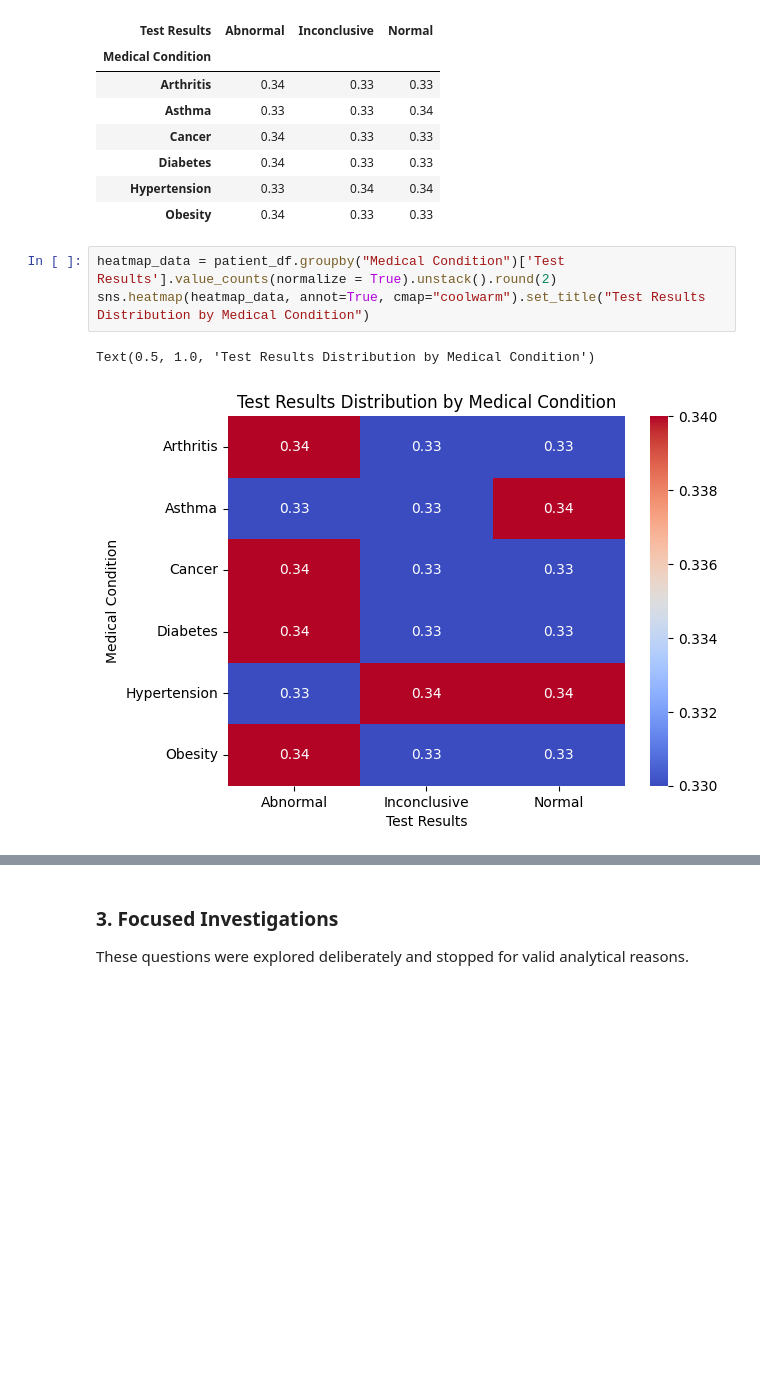
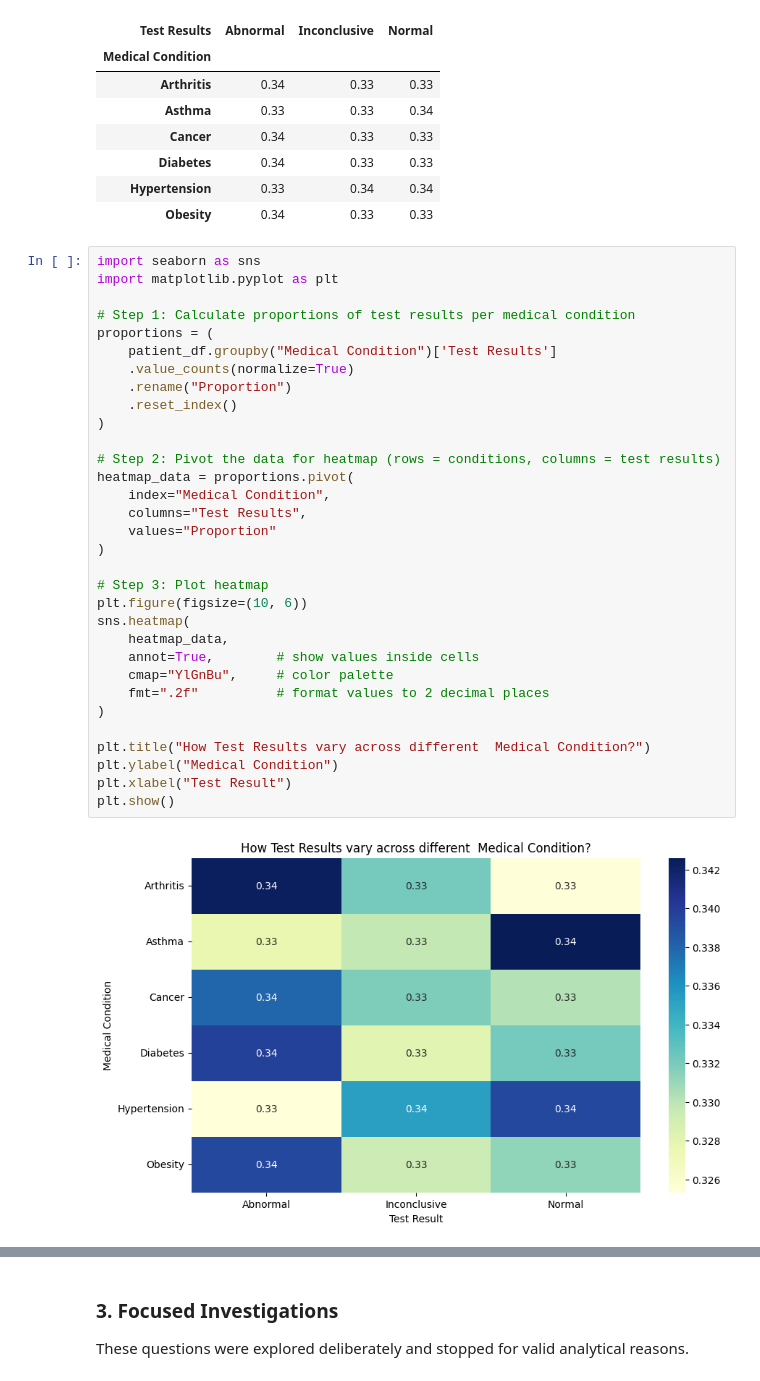
Before and after one commit to itzsnowflakethisyear-byte/Minimizing-Clinical-Alert-Fatigue-A-Calibrated-MLOps-Pipeline-for-Diagnostic-Prediction, a Jupyter notebook: Notebooks/02_eda_and_visualisation.ipynb, the cells around one changed output, grey strips where cells are left out. Drawn from its saved outputs; the diff is of its cells as text; blank space fills up the shorter version.

```diff
--- a/Notebooks/02_eda_and_visualisation.ipynb
+++ b/Notebooks/02_eda_and_visualisation.ipynb
@@ -211,9 +224,37 @@ patient_df.groupby("Medical Condition")['Test Results'].value_counts(normalize =
 | Diabetes | 0.34 | 0.33 | 0.33 |
 | Hypertension | 0.33 | 0.34 | 0.34 |
 | Obesity | 0.34 | 0.33 | 0.33 |
-# %%
-heatmap_data = patient_df.groupby("Medical Condition")['Test Results'].value_counts(normalize = True).unstack().round(2)
-sns.heatmap(heatmap_data, annot=True, cmap="coolwarm").set_title("Test Results Distribution by Medical Condition")
-# %% [output]
-Text(0.5, 1.0, 'Test Results Distribution by Medical Condition')
-[figure, removed]
+# %%
+import seaborn as sns
+import matplotlib.pyplot as plt
+
+# Step 1: Calculate proportions of test results per medical condition
+proportions = (
+    patient_df.groupby("Medical Condition")['Test Results']
+    .value_counts(normalize=True)
+    .rename("Proportion")
+    .reset_index()
+)
+
+# Step 2: Pivot the data for heatmap (rows = conditions, columns = test results)
+heatmap_data = proportions.pivot(
+    index="Medical Condition",
+    columns="Test Results",
+    values="Proportion"
+)
+
+# Step 3: Plot heatmap
+plt.figure(figsize=(10, 6))
+sns.heatmap(
+    heatmap_data,
+    annot=True,        # show values inside cells
+    cmap="YlGnBu",     # color palette
+    fmt=".2f"          # format values to 2 decimal places
+)
+
+plt.title("How Test Results vary across different  Medical Condition?")
+plt.ylabel("Medical Condition")
+plt.xlabel("Test Result")
+plt.show()
+# %% [output]
+[figure, added]
```
Also changed, not shown: parts of 68 cells of this notebook, 2 other files.
